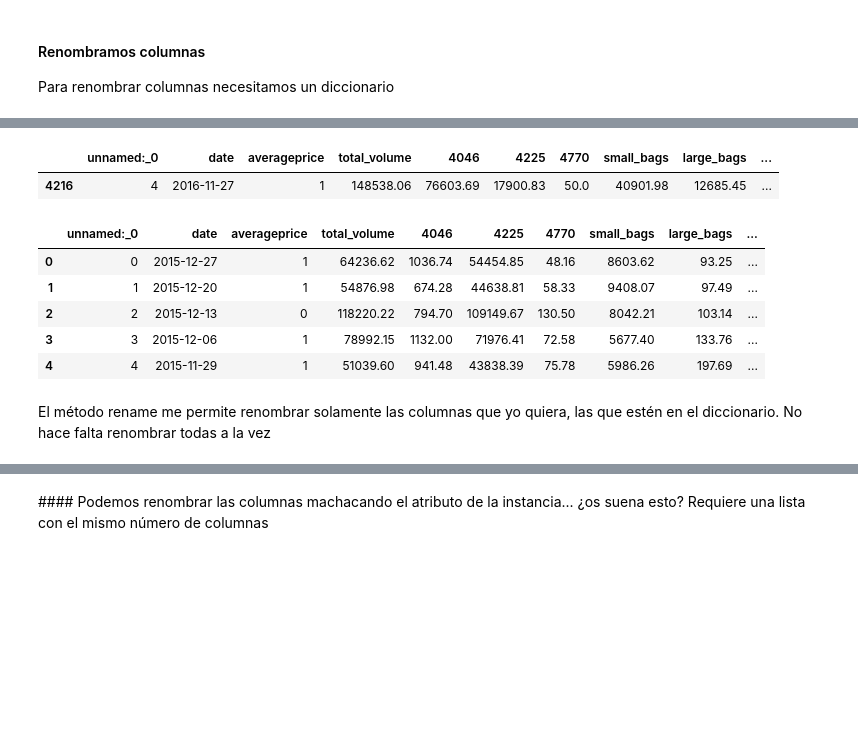
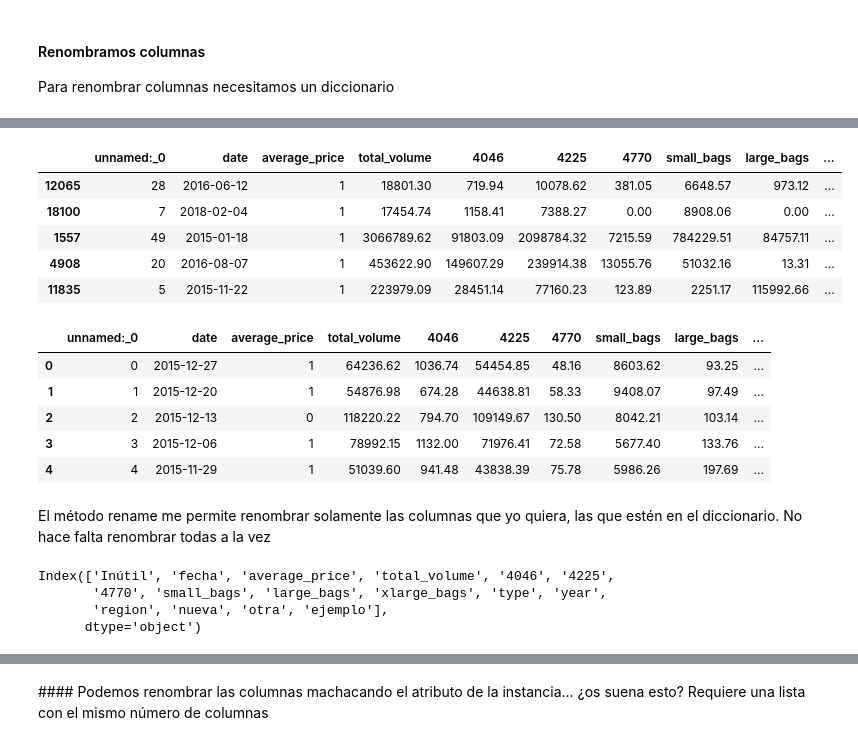
Before and after one commit to wilmer-marquez/Apuntes, a Jupyter notebook: 4_pandas.ipynb, the cells around one changed output, grey strips where cells are left out. Saved outputs shown, nothing was run; the diff lists cells and outputs as text; code cells hidden in the pictures; blank space fills up the shorter version.

```diff
--- a/4_pandas.ipynb
+++ b/4_pandas.ipynb
@@ -1019,3 +1030,3 @@ df.sample()
 # %%
 # No puedo sumar strings y números
-#df["ejemplo"] = df.AveragePrice + df.region
+df["ejemplo"] = df.AveragePrice * df.region
@@ -1137,0 +1185,3 @@ diccio_nuevas
+# %%
+diccio_nuevas['AveragePrice'] = 'average_price' #Reasigno el value del diccionario
+diccio_nuevas
@@ -1138,16 +1205,20 @@ diccio_nuevas
 # %%
 df_renombrado = df.rename(columns=diccio_nuevas)
-df_renombrado.sample()
+df_renombrado.sample(5)
 # %% [output]
-|  | unnamed:_0 | date | averageprice | total_volume | 4046 | 4225 | 4770 | small_bags | large_bags | ... |
-| 4216 | 4 | 2016-11-27 | 1 | 148538.06 | 76603.69 | 17900.83 | 50.0 | 40901.98 | 12685.45 | ... |
+|  | unnamed:_0 | date | average_price | total_volume | 4046 | 4225 | 4770 | small_bags | large_bags | ... |
+| 12065 | 28 | 2016-06-12 | 1 | 18801.30 | 719.94 | 10078.62 | 381.05 | 6648.57 | 973.12 | ... |
+| 18100 | 7 | 2018-02-04 | 1 | 17454.74 | 1158.41 | 7388.27 | 0.00 | 8908.06 | 0.00 | ... |
+| 1557 | 49 | 2015-01-18 | 1 | 3066789.62 | 91803.09 | 2098784.32 | 7215.59 | 784229.51 | 84757.11 | ... |
+| 4908 | 20 | 2016-08-07 | 1 | 453622.90 | 149607.29 | 239914.38 | 13055.76 | 51032.16 | 13.31 | ... |
+| 11835 | 5 | 2015-11-22 | 1 | 223979.09 | 28451.14 | 77160.23 | 123.89 | 2251.17 | 115992.66 | ... |
 # %%
 # Utilizamos el inplace=True para que se ejecute la acción sobre el dataframe
 df.rename(columns=diccio_nuevas, inplace=True)
 # %%
 df.head()
 # %% [output]
-|  | unnamed:_0 | date | averageprice | total_volume | 4046 | 4225 | 4770 | small_bags | large_bags | ... |
+|  | unnamed:_0 | date | average_price | total_volume | 4046 | 4225 | 4770 | small_bags | large_bags | ... |
 | 0 | 0 | 2015-12-27 | 1 | 64236.62 | 1036.74 | 54454.85 | 48.16 | 8603.62 | 93.25 | ... |
 | 1 | 1 | 2015-12-20 | 1 | 54876.98 | 674.28 | 44638.81 | 58.33 | 9408.07 | 97.49 | ... |
 | 2 | 2 | 2015-12-13 | 0 | 118220.22 | 794.70 | 109149.67 | 130.50 | 8042.21 | 103.14 | ... |
@@ -1160,3 +1231,10 @@ otro = {"unnamed:_0": "Inútil"}
+# %%
+df.columns
+# %% [output]
+Index(['Inútil', 'fecha', 'average_price', 'total_volume', '4046', '4225',
+       '4770', 'small_bags', 'large_bags', 'xlarge_bags', 'type', 'year',
+       'region', 'nueva', 'otra', 'ejemplo'],
+      dtype='object')
 # %%
 df.rename(columns = otro, inplace=True)
 # %%
```
Also changed, not shown: parts of 56 cells of this notebook, 2 other files.
